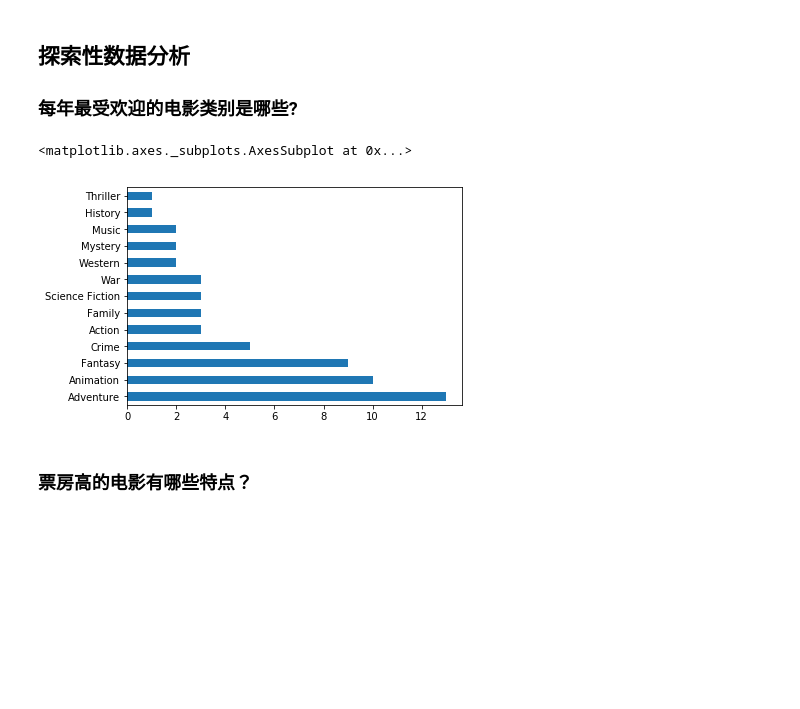
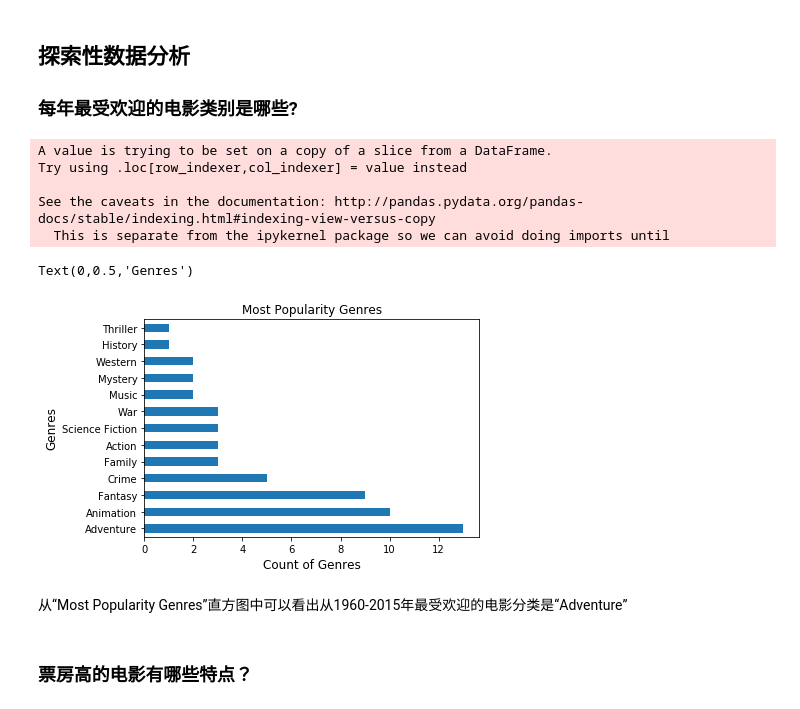
Before and after one commit to leefouce/uda-project3, a Jupyter notebook: Investigate_a_Dataset-zh.ipynb, the cells around one changed output. Cells and saved outputs as stored; diff of their text form; code cells hidden in the pictures; blank space fills up the shorter version.

```diff
--- a/Investigate_a_Dataset-zh.ipynb
+++ b/Investigate_a_Dataset-zh.ipynb
@@ -114,5 +114,5 @@ df['imdb_id'].isnull().sum()
 # %%
-df['genres'].fillna('', inplace=True)
+df.dropna(subset=['genres'], inplace=True)
 df['genres'].isnull().sum()
 # %% [output]
 0
@@ -132,26 +132,34 @@ df.duplicated().sum()
 # %%
 # 获取电影类型
 df1 = df[['popularity','genres','release_year']]
-df1 = df1[df1['genres'] != '']
 df1['genres'] = df1['genres'].str.split('|')
 # 为每一个分类增加一行数据
 genres = np.concatenate(df1['genres'].values)
 popularity = df1['popularity'].repeat(df1['genres'].apply(len))
 release_year = df1['release_year'].repeat(df1['genres'].apply(len))
 new_df=pd.DataFrame({'genres':genres, 'popularity':popularity, 'release_year':release_year})
 # 按release_year & genres 分组并计算popularity的平均值
 pop_mean_df = new_df.groupby(['release_year','genres']).agg({'popularity':np.mean}).reset_index()
 # 按release_year分组计算最大popularity并添加到dataframe中
 pop_mean_df['max_popularity'] = pop_mean_df.groupby(['release_year'])['popularity'].transform(np.max)
 # 获取每年最受欢迎的电影类别
 most_pop_df = pop_mean_df[pop_mean_df['popularity'] == pop_mean_df['max_popularity']]
 x = most_pop_df['release_year']
 y = most_pop_df['genres']
 # 统计全部最受欢迎的分类数量
-most_pop_df['genres'].value_counts().plot(kind='barh')
+most_pop_df['genres'].value_counts().plot(kind='barh', title='Most Popularity Genres')
+plt.xlabel('Count of Genres', fontsize=12)
+plt.ylabel('Genres', fontsize=12)
 # %% [output]
-<matplotlib.axes._subplots.AxesSubplot at 0x...>
+A value is trying to be set on a copy of a slice from a DataFrame.
+Try using .loc[row_indexer,col_indexer] = value instead
+
+See the caveats in the documentation: http://pandas.pydata.org/pandas-docs/stable/indexing.html#indexing-view-versus-copy
+  This is separate from the ipykernel package so we can avoid doing imports until
+Text(0,0.5,'Genres')
-[figure, old version]
+[figure, new version]
+# %% [markdown]
+从“Most Popularity Genres”直方图中可以看出从1960-2015年最受欢迎的电影分类是“Adventure”
 # %% [markdown]
 ### 票房高的电影有哪些特点？
 # %%
```
Also changed, not shown: parts of 5 cells of this notebook.
